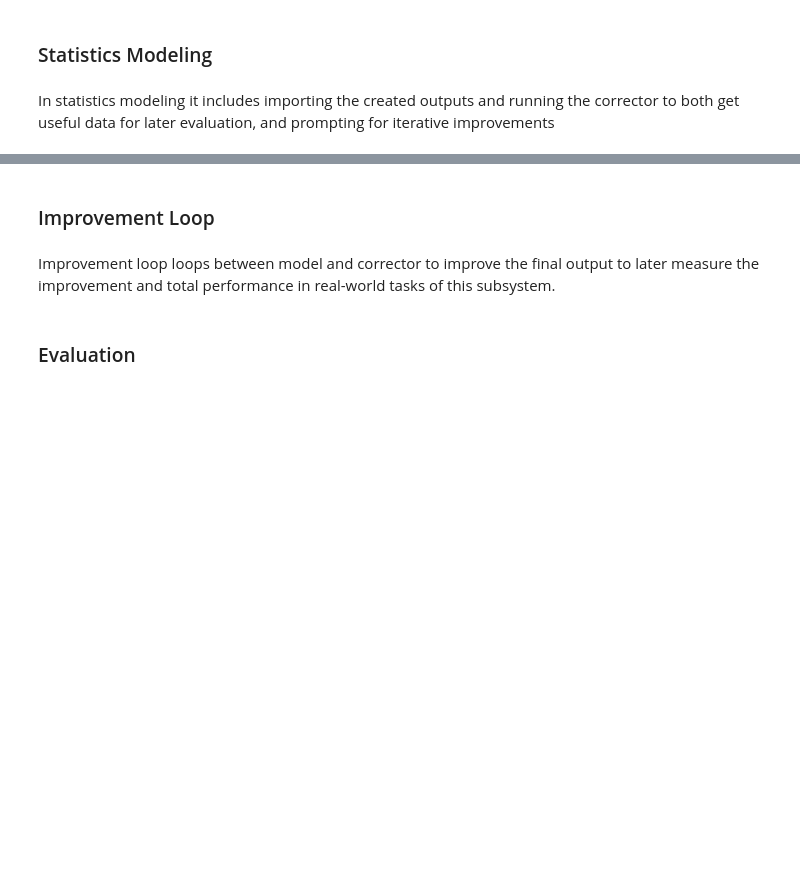
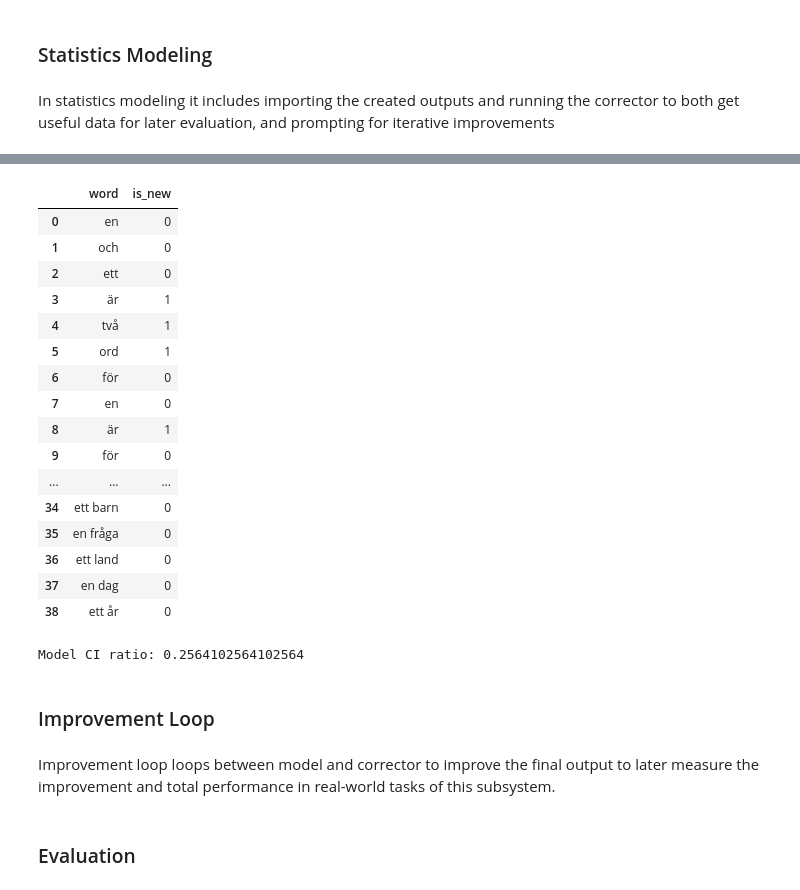
Before and after one commit to mitzeus/NILAS, a Jupyter notebook: main.ipynb, the cells around one changed output, grey strips where cells are left out. Saved outputs shown, nothing was run; the diff lists cells and outputs as text; code cells hidden in the pictures; blank space fills up the shorter version.

```diff
--- a/main.ipynb
+++ b/main.ipynb
@@ -366,10 +370,10 @@ swedish_vocab.head(100)
 # %%
 test_questions_swedish = [ # Make some test questions
     "What's the difference between 'en' and 'ett' in swedish?",
-    "When do you use 'är' vs 'har' in swedish?",
-    "Why do you say 'jag heter' instead of 'jag är' in swedish?",
-    "What does 'lagom' mean in swedish?",
-    "How do I know if a word is a 'ett' or 'en' word in swedish?",
+    # "When do you use 'är' vs 'har' in swedish?",
+    # "Why do you say 'jag heter' instead of 'jag är' in swedish?",
+    # "What does 'lagom' mean in swedish?",
+    # "How do I know if a word is a 'ett' or 'en' word in swedish?",
 ]
 
 conversation = ""
@@ -379,8 +383,8 @@ conversation_data = []
 # test_questions_swedish = ["Hello"]
 
 for question_i, question in enumerate(test_questions_swedish):
-    for batch_i in range(TOTAL_SIZE // BATCH_SIZE):
-    # for batch_i in range(1):
+    # for batch_i in range(TOTAL_SIZE // BATCH_SIZE):
+    for batch_i in range(1):
         vocab_subset = swedish_vocab[: (batch_i + 1) * BATCH_SIZE]
 
         conversation = Conversation_Model(
@@ -452,4 +462,15 @@ from model.models import Corrector
 # %%
-corrector = Corrector()
+corrector = Corrector() # Define corrector
 
-corrector.fit(conversation.history, flashcards=conversation.flashcards)
+# make flashcards into a list
+list_of_flashcards = conversation.flashcards.split("\n")
+
+# fake_history = [
+#     {
+#         "role": "user",
+#         "content": [{"type": "output_text", "text": "Jag älskar pommes. Det måste finnas i mitt liv."}],
+#     },
+# ]
+
+# corrector.fit(fake_history, list_of_flashcards)
+corrector.fit(conversation.history, list_of_flashcards)
@@ -455,0 +481,5 @@ corrector.fit(conversation.history, flashcards=conversation.flashcards)
+# %%
+# Testing lexical constraints one time
+
+## Lexical classification using separate LLM
+llm_classified = corrector.lexical.llm_classification(client, "gpt-4o", LLM_LEXICAL_SYSTEM_PROMPT)
@@ -456,3 +504,25 @@ corrector.fit(conversation.history, flashcards=conversation.flashcards)
+# %%
+display(llm_classified)
+print(f"Model CI ratio: {llm_classified["is_new"].to_numpy().sum()/len(llm_classified["is_new"].tolist())}")
+# %% [output]
+|  | word | is_new |
+| 0 | en | 0 |
+| 1 | och | 0 |
+| 2 | ett | 0 |
+| 3 | är | 1 |
+| 4 | två | 1 |
+| 5 | ord | 1 |
+| 6 | för | 0 |
+| 7 | en | 0 |
+| 8 | är | 1 |
+| 9 | för | 0 |
+| ... | ... | ... |
+| 34 | ett barn | 0 |
+| 35 | en fråga | 0 |
+| 36 | ett land | 0 |
+| 37 | en dag | 0 |
+| 38 | ett år | 0 |
+Model CI ratio: 0.2564102564102564
 # %% [markdown]
 ### Improvement Loop
 # %% [markdown]
```
Also changed, not shown: parts of 5 cells of this notebook, 6 other files.
